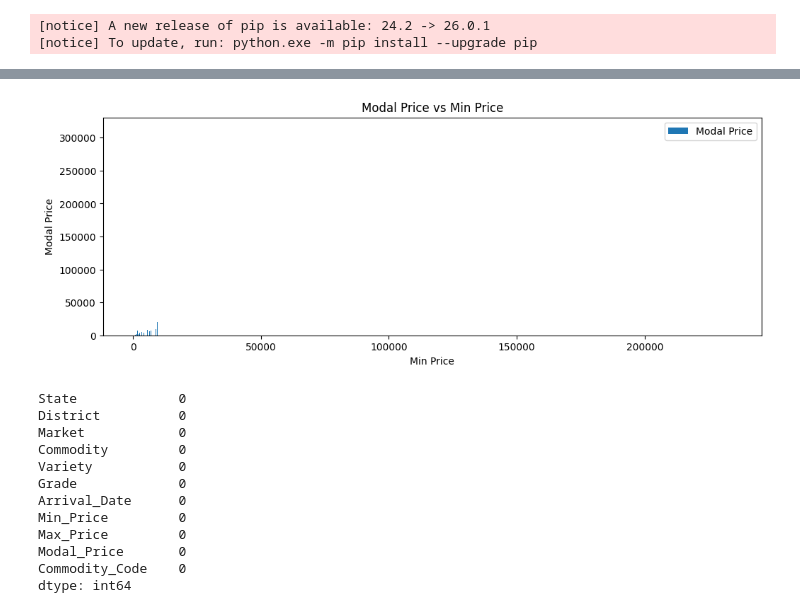
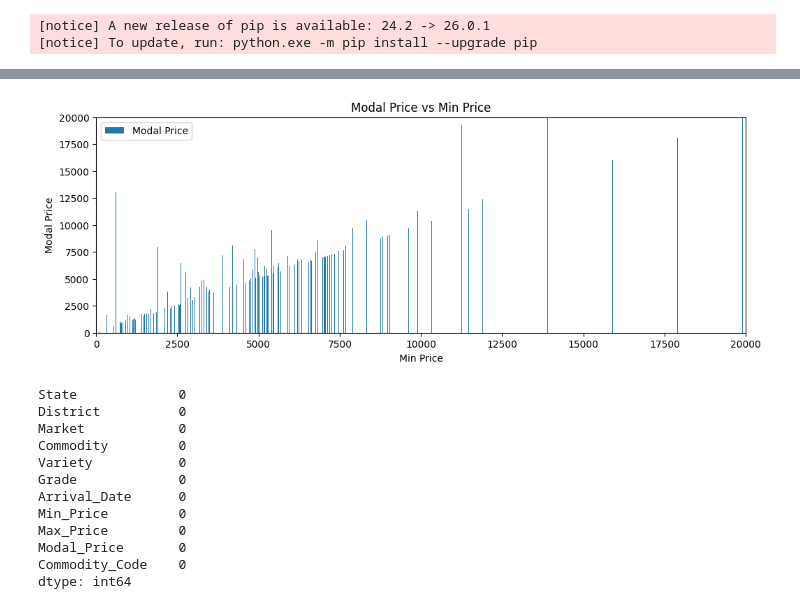
Before and after one commit to khushilalwani7002/Crop-Price-Predictor, a Jupyter notebook: eda.ipynb, the cells around one changed output, grey strips where cells are left out. Drawn from its saved outputs; the diff is of its cells as text; code cells hidden in the pictures.

```diff
--- a/eda.ipynb
+++ b/eda.ipynb
@@ -297,17 +300,18 @@ plt.show()
 # %%
 sample = df.sample(100000)
 
 plt.figure(figsize=(12,4))
 plt.bar(sample['Min_Price'], sample['Modal_Price'], label='Modal Price')
-
+plt.xlim(0, 20000)
+plt.ylim(0,20000)
 plt.xlabel("Min Price")
 plt.ylabel("Modal Price")
 plt.title("Modal Price vs Min Price")
 
 plt.legend()
 plt.show()
 # %% [output]
-[figure, old version]
+[figure, new version]
 # %%
 df.isnull().sum()
 # %% [output]
```
Also changed, not shown: parts of 5 cells of this notebook.
